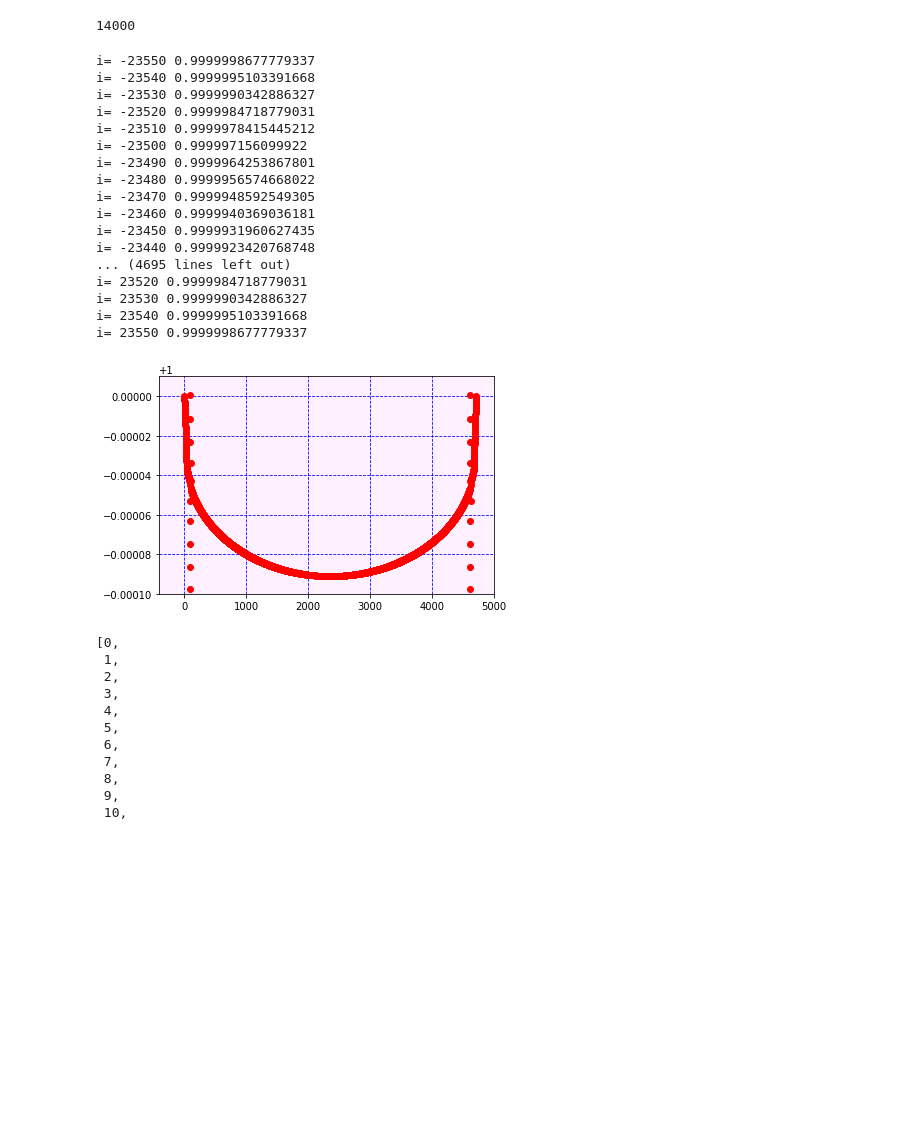
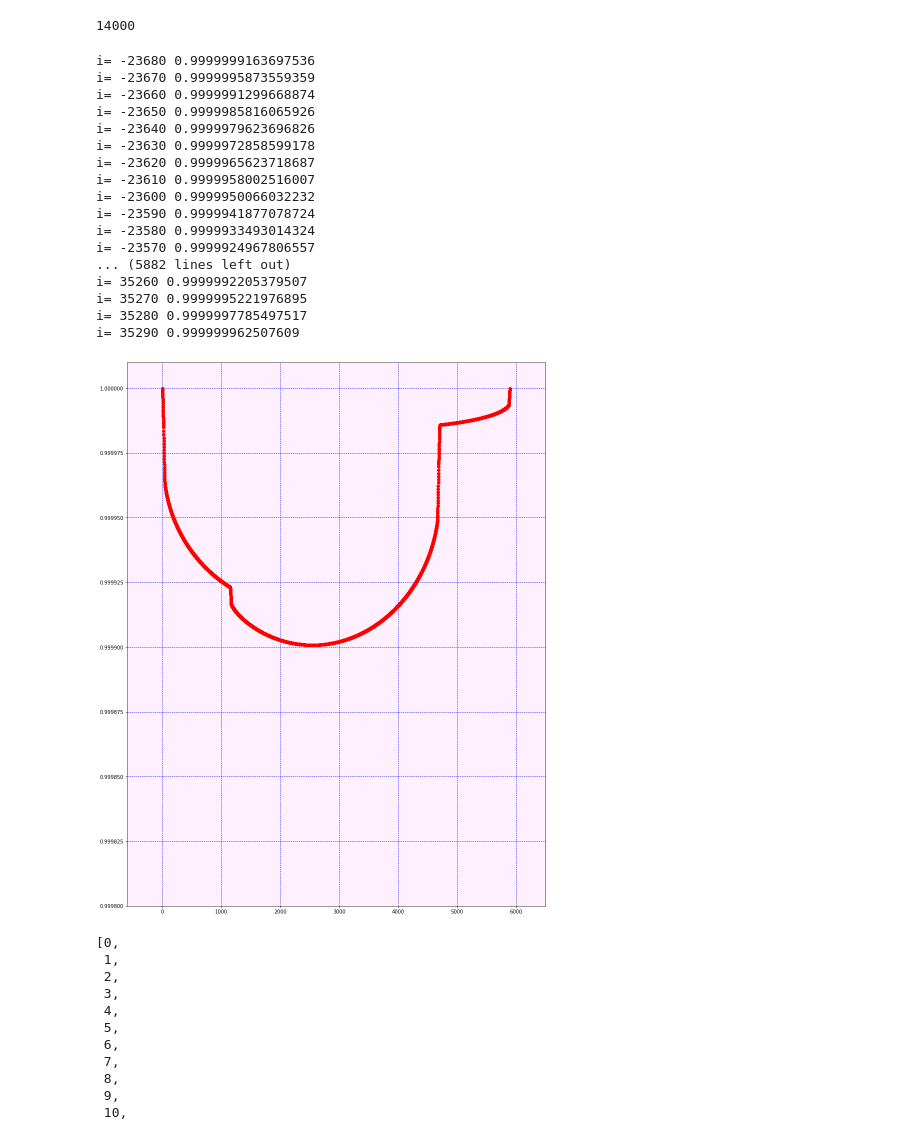
Before and after one commit to Rtut654/AstroProblems, a Jupyter notebook: SputnikMoment.ipynb, the cells around one changed output. Saved outputs shown, nothing was run; the diff lists cells and outputs as text; code cells hidden in the pictures; blank space fills up the shorter version.

```diff
--- a/SputnikMoment.ipynb
+++ b/SputnikMoment.ipynb
@@ -160,7 +152,7 @@ for n in range(0,s):
         if (Xpln<Rs+Rp) and (Xpln1>Rs+Rp):
             tpl2[n]=t# {Условие схода центра планеты с диска звезды, tpl2[n]-время окончания n-го транзита в сек}
         Xplnprev=Xpln
-#         print(Xpln, 't=',t)
+#         print('Xpl',Xp, 't=',t)
 
 
         for i in range(m):
@@ -174,7 +166,7 @@ for n in range(0,s):
             if (Xspprev[i]<Rs) and (Xsp[i]>Rs):
                 t2s[n][i]=t# {Условие схода центра спутника с диска звезды, t2[n]-время окончания n-го транзита в сек}
 #                 print('t=',t)
-            print('Xsp=',Xsp)
+#             print('Xsp=',Xsp)
 
         for i in range(m):
             l=0
@@ -195,16 +187,19 @@ for n in range(0,s):
                 v3=1
             else:
                 v3=0
-
+            djs1[0]=0
             if v1>0 or v2>0:
-#                 print('Xsp[i]=', Xsp[i])
+#                 Jo[n][int(t/10)]=Jo[n][int(t/10)]-djs[i]*0.5
+#             if v3>0:
+#                 Jo[n][int(t/10)]=Jo[n][int(t/10)]-djs[i]
+# #                 print('Xsp[i]=', Xsp[i])
                 l=np.sqrt(Rsat[i]**2-(abs(Xsp[i])-Rs)**2)
-                S3=np.arccos(abs(-Rs+abs(Xsp[i]))/Rsat[i])*Rsat[i]*Rsat[i]-l*abs(-Rs+abs(Xsp[i]))
-                djs1[i]=S3/(np.pi*Rs*Rs)*50
-                print(djs1[i])
+                S3=np.arccos(abs(-Rs+abs(Xsp[i]))/Rsat[i])*Rsat[i]**2-l*abs(-Rs+abs(Xsp[i]))
+                djs1[i]=S3/(np.pi*Rs*Rs)
 #             Jo[n][int(t/10)]=Jo[n][int(t/10)]-djs1[i]*v1-(djs[i]-djs1[i])*v2-djs[i]*v3#
             Jo[n][int(t/10)]=Jo[n][int(t/10)]-(1-0.65+0.65*np.sqrt(abs(1-(abs(Xsp[i]))*(abs(Xsp[i]))/Rs/Rs)))*(djs1[i]*v1+(djs[i]-djs1[i])*v2+djs[i]*v3)
-
+#             print(Jo[n][int(t/10)])
+#             print('v3=',v3)
 
         v3=0 # what is it?
         v1=0
@@ -217,17 +212,17 @@ for n in range(0,s):
             v2=1
         else:
             v2=0
-        if (abs(Xp)<(Rs-Rp)):
+        if abs(Xp)<(Rs-Rp):
             v3=1
         else:
             v3=0
         l=0
         S3=0
         if v1>0 or v2>0:
-            print('t=',t)
+#             print('t=',t)
 #             print('Xp=', Xp)
 #             l=abs(abs(Xp)-Rs)
-            print('l=',l)
+#             print('l=',l)
 #             S3=1/2*(Rp**2)*np.arcsin(2*l*np.sqrt(Rp**2-l**2)/Rp**2)-l*np.sqrt(Rp**2-l**2)
             l=np.sqrt(Rp**2-(abs(Xp)-Rs)**2)
             S3=np.arccos(abs(-Rs+abs(Xp))/Rp)*Rp*Rp-l*abs(-Rs+abs(Xp))#
@@ -235,8 +230,10 @@ for n in range(0,s):
 #             Jo[n][int(t/10)]=1-djp1*v1-(djp-djp1)*v2#
 #         if v3>0:
 #             Jo[n][int(t/10)]=1-djp*v3
+
+#         v3=1
         Jo[n][int(t/10)]=Jo[n][int(t/10)]-(1-0.65+0.65*np.sqrt(abs(1-(abs(Xp))*(abs(Xp))/Rs/Rs)))*(djp1*v1+(djp-djp1)*v2+djp*v3)
-
+#         print('J=',Jo[n][int(t/10)])
 
 #             djp1=(S3/(np.pi*Rs*Rs))#
 
@@ -277,52 +265,51 @@ len(Jo[0])
 curve=[]
 index=[]
 k=0
-for i in range(-7000,7000):
-    if Jo[0][i]!=1:
-        curve.append(Jo[0][i])
+for i in range(-4000,4040):
+    if Jo[2][i]!=1:
+        curve.append(Jo[2][i])
         index.append(k)
         k=k+1
-        print('i=',i*10,Jo[0][i])
+        print('i=',i*10,Jo[2][i])
 # %% [output]
-i= -23550 0.9999998677779337
-i= -23540 0.9999995103391668
-i= -23530 0.9999990342886327
-i= -23520 0.9999984718779031
-i= -23510 0.9999978415445212
-i= -23500 0.999997156099922
-i= -23490 0.9999964253867801
-i= -23480 0.9999956574668022
-i= -23470 0.9999948592549305
-i= -23460 0.9999940369036181
-i= -23450 0.9999931960627435
-i= -23440 0.9999923420768748
-... (4695 lines left out)
-i= 23520 0.9999984718779031
-i= 23530 0.9999990342886327
-i= 23540 0.9999995103391668
-i= 23550 0.9999998677779337
+i= -23680 0.9999999163697536
+i= -23670 0.9999995873559359
+i= -23660 0.9999991299668874
+i= -23650 0.9999985816065926
+i= -23640 0.9999979623696826
+i= -23630 0.9999972858599178
+i= -23620 0.9999965623718687
+i= -23610 0.9999958002516007
+i= -23600 0.9999950066032232
+i= -23590 0.9999941877078724
+i= -23580 0.9999933493014324
+i= -23570 0.9999924967806557
+... (5882 lines left out)
+i= 35260 0.9999992205379507
+i= 35270 0.9999995221976895
+i= 35280 0.9999997785497517
+i= 35290 0.999999962507609
 # %%
 import matplotlib.pyplot as plt
 
 from os import path
 import matplotlib.backends.backend_pdf
 import matplotlib.dates as mdates
 
 
-
-f=plt.figure()
-plt.gca().set_xlim([-400,5000])
-plt.gca().set_ylim([0.9999,1.00001])
+f=plt.figure(figsize=[15,20])
+plt.gca().set_xlim([-600,6500])
+plt.gca().set_ylim([0.9998,1.00001])
 # plt.gca().xaxis.set_major_locator(mdates.DayLocator(interval=10000))
 
 ax = plt.gca()
 ax.set_facecolor((1.0, 0.94, 1))
 plt.plot(index,curve,'ro')
 
 plt.grid(True,color='blue',linestyle="--")
 plt.show()
 # %% [output]
-[figure, old version]
+[figure, new version]
 # %%
 index
 # %% [output]
```
Also changed, not shown: parts of 6 cells of this notebook.
